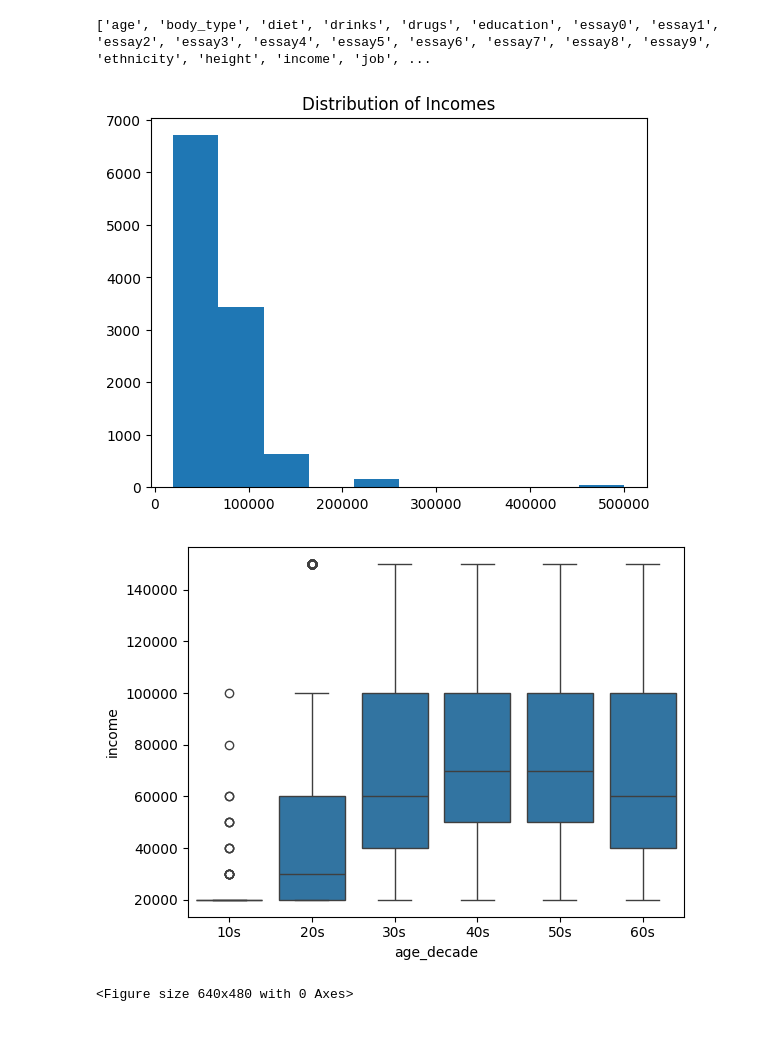
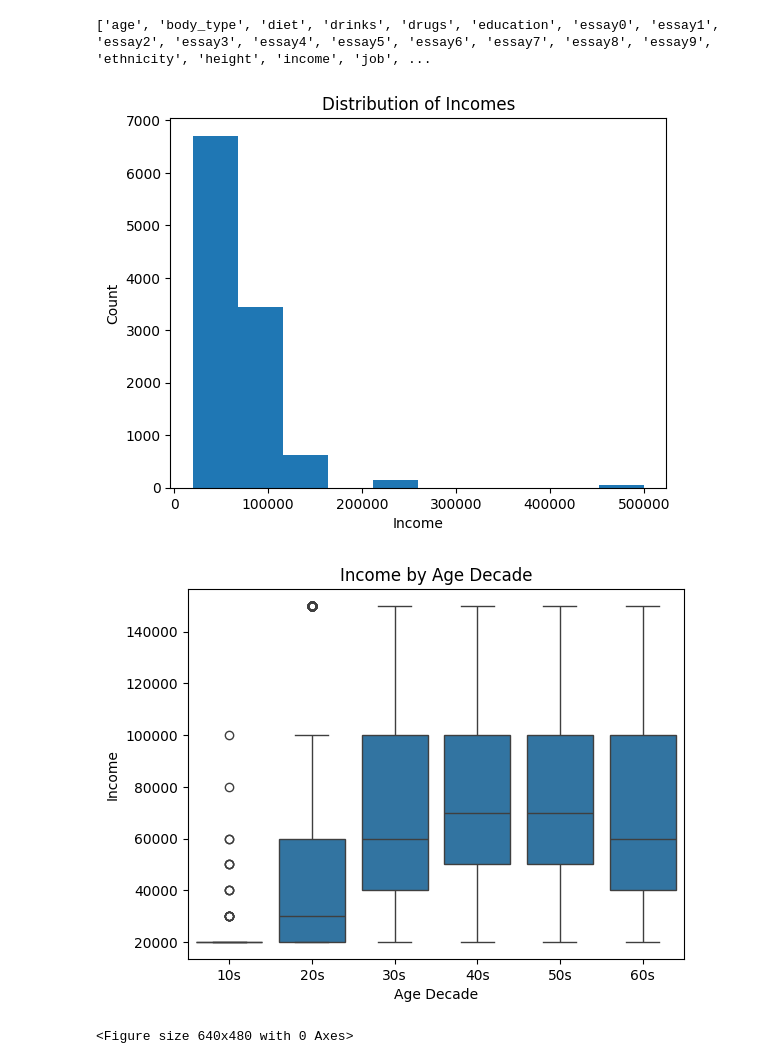
Before and after one commit to joshuacaiata/OK-Cupid-ML, a Jupyter notebook: date-a-scientist.ipynb, the cells around one changed output. Cells and saved outputs as stored; diff of their text form; code cells hidden in the pictures; blank space fills up the shorter version.

```diff
--- a/date-a-scientist.ipynb
+++ b/date-a-scientist.ipynb
@@ -159,6 +163,8 @@ for col in colstofill:
 
 # remove rows with outliers for height
 df = df[(df['height'] >= 48) & (df['height'] <= 84)]
+
+df = df[(df['status'] != 'unknown')]
 
 # Set empty job entry to rather not say
 df['job'].fillna("rather not say", inplace=True)
@@ -175,6 +181,8 @@ split_location[1] = split_location[1].fillna('Unknown')
 df[['city', 'state_country']] = split_location
 
 df['zodiac_sign'] = df['sign'].str.extract(r'(^[\w]+)')
+df['zodiac_sign'] = df['zodiac_sign'].replace('rather', 'rather not say')
+
 def categorizeZodiac(row):
     if pd.isnull(row) or row == 'rather not say':
         return 'neutral'
@@ -190,6 +198,26 @@ def categorizeZodiac(row):
 
 df['astrology_interest'] = df['sign'].apply(categorizeZodiac)
 
+df['religion_type'] = df['religion'].str.extract(r'(^[\w]+)')
+df['religion_type'] = df['religion_type'].replace('rather', 'rather not say')
+
+
+def categorizeReligiosity(row):
+    if pd.isnull(row) or row == 'rather not say':
+        return 'neutral'
+    elif 'but not too serious about it' in row:
+        return 'not serious'
+    elif 'and laughing about it' in row:
+        return 'laughing about it'
+    elif 'and somewhat serious about it' in row:
+        return 'somewhat serious'
+    elif 'and very serious about it' in row:
+        return 'very serious'
+    else:
+        return 'neutral'
+
+df ['religion_importance'] = df['religion'].apply(categorizeReligiosity)
+
 df = df[df['income'] <= 500000]
 
 def findAgeDecade(row):
@@ -197,7 +225,6 @@ def findAgeDecade(row):
 
 df['age_decade'] = df['age'].apply(findAgeDecade)
 
-#df = df.groupby('age_decade').apply(findAgePercentiles).reset_index(drop=True)
 
 def findAgePercentiles(group):
     filtered_group = group[group['income'] > -1]
@@ -233,18 +260,23 @@ print(columns)
 # %%
 filtered = df[(df['income'] > 0)]
 
 plt.hist(filtered['income'])
 plt.title("Distribution of Incomes")
+plt.xlabel("Income")
+plt.ylabel("Count")
 plt.show()
 plt.clf()
 
 filteredIncomes = df[(df['income'] > 0) & (df['income'] < 200000)]
 sns.boxplot(x='age_decade', y='income', data=filteredIncomes, order=sorted(filteredIncomes['age_decade'].unique()))
+plt.xlabel('Age Decade')
+plt.ylabel('Income')
+plt.title('Income by Age Decade')
 plt.show()
 plt.clf()
 # %% [output]
-[figure, old version]
+[figure, new version]
-[figure, old version]
+[figure, new version]
 <Figure size 640x480 with 0 Axes>
 # %%
 sns.countplot(x='zodiac_sign', data=df)
```
Also changed, not shown: parts of 7 cells of this notebook.
